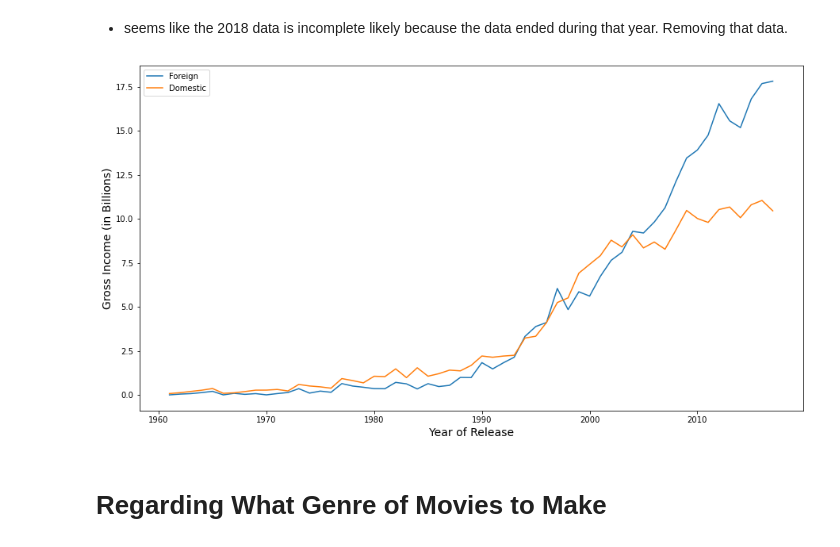
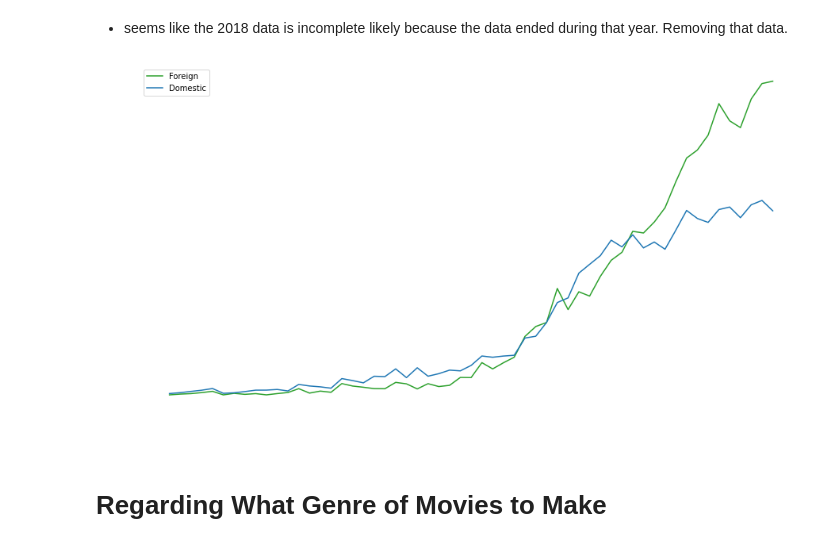
Before and after one commit to JCherryA050/phase_1_project, a Jupyter notebook: working_notebooks/project_notebook_ajc.ipynb, the cells around one changed output. Drawn from its saved outputs; the diff is of its cells as text; code cells hidden in the pictures.

```diff
--- a/working_notebooks/project_notebook_ajc.ipynb
+++ b/working_notebooks/project_notebook_ajc.ipynb
@@ -377,24 +381,24 @@ tn_df['year'].max()
 margin_by_year = tn_df.groupby('year').sum()
 # %%
 fig, ax = plt.subplots(figsize=(15,8))
-ax.plot(margin_by_year.foreign_gross/1000000000)
+ax.plot(margin_by_year.foreign_gross/1000000000,color='tab:green')
 ax.plot(margin_by_year.domestic_gross/1000000000)
 ax.legend(['Foreign','Domestic'])
 ax.set_ylabel('Gross Income (in Billions)', Fontsize=14)
 ax.set_xlabel('Year of Release', Fontsize=14)
-# ax.spines['bottom'].set_color('white')
-# ax.spines['top'].set_color('white')
-# ax.spines['left'].set_color('white')
-# ax.spines['right'].set_color('white')
-# ax.yaxis.label.set_color('white')
-# ax.tick_params(axis='x', colors='white')
-# ax.yaxis.label.set_color('white')
-# ax.tick_params(axis='y', colors='white')
-# ax.xaxis.label.set_color('white')
+ax.spines['bottom'].set_color('white')
+ax.spines['top'].set_color('white')
+ax.spines['left'].set_color('white')
+ax.spines['right'].set_color('white')
+ax.yaxis.label.set_color('white')
+ax.tick_params(axis='x', colors='white')
+ax.yaxis.label.set_color('white')
+ax.tick_params(axis='y', colors='white')
+ax.xaxis.label.set_color('white')
 
-fig.savefig('../images/foreing_domestic_market_trend.png', transparent=False)
+fig.savefig('../images/foreing_domestic_market_trend.png', transparent=True)
 # %% [output]
-[figure, old version]
+[figure, new version]
 # %% [markdown]
 # Regarding What Genre of Movies to Make
 # %%
```
Also changed, not shown: parts of 7 cells of this notebook, 4 other files.
